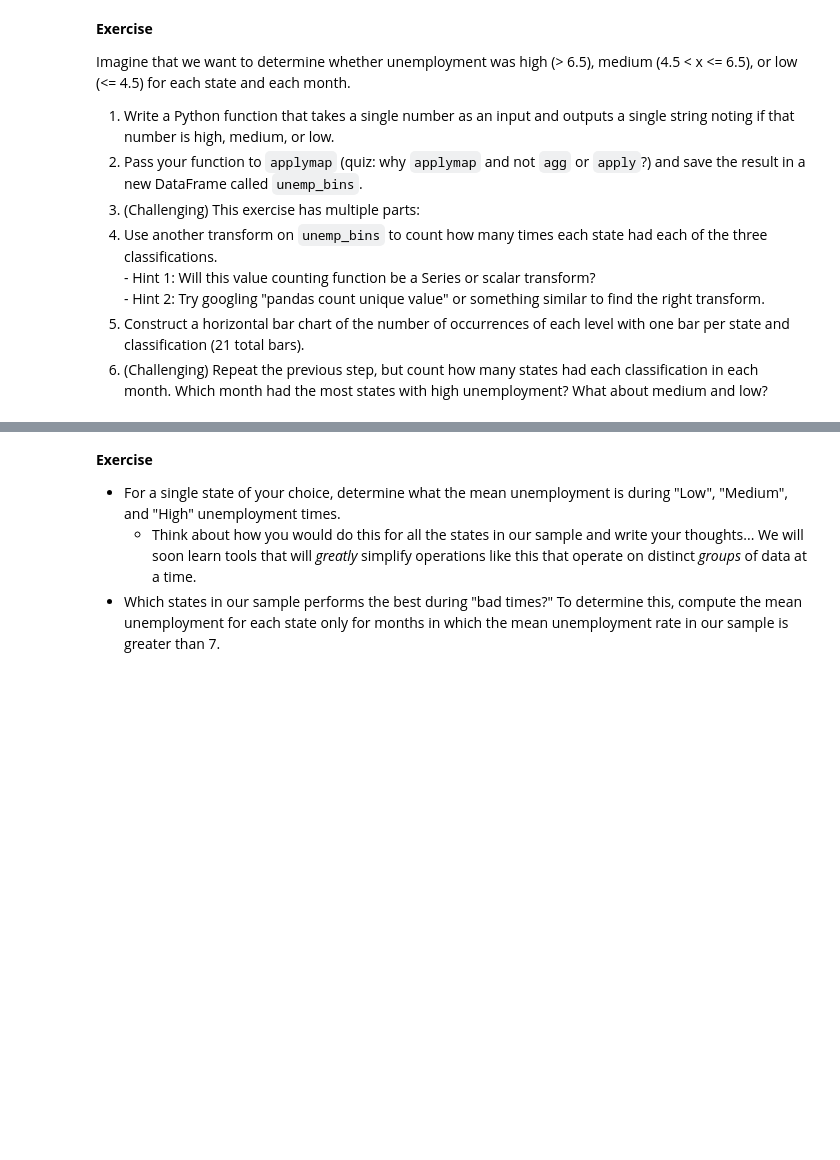
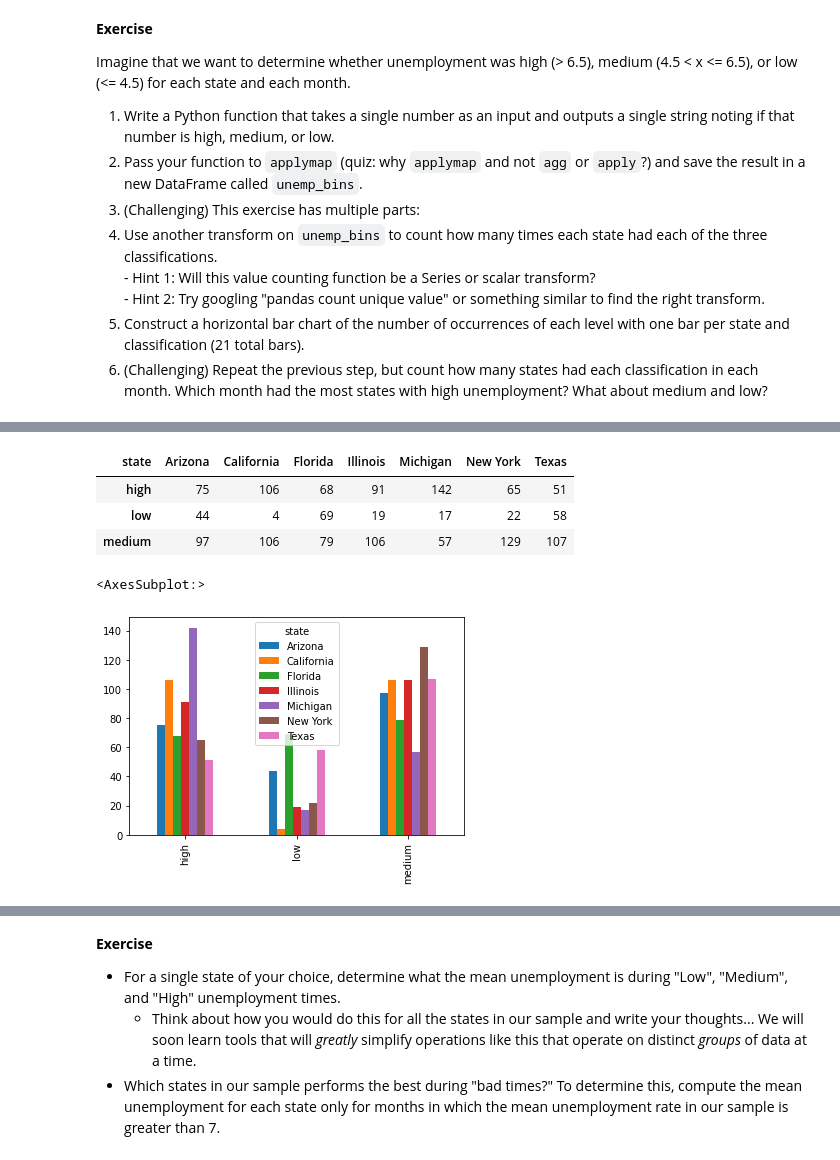
Before and after one commit to QuantEcon/2021-workshop-rsit, a Jupyter notebook: notebooks/session4/pandas-exercises.ipynb, the cells around one changed output, grey strips where cells are left out. Drawn from its saved outputs; the diff is of its cells as text; code cells hidden in the pictures; blank space fills up the shorter version.

```diff
--- a/notebooks/session4/pandas-exercises.ipynb
+++ b/notebooks/session4/pandas-exercises.ipynb
@@ -50,3 +58,10 @@ medium (4.5 < x <= 6.5), or low (<= 4.5) for each state and each month.
   with high unemployment? What about medium and low?
 # %%
 # Part 1: Write a Python function to classify unemployment levels.
+def unemployment_classifier(ur):
+    if ur > 6.5:
+        return "high"
+    elif ur > 4.5:
+        return "medium"
+    else:
+        return "low"
@@ -53,3 +72,3 @@ medium (4.5 < x <= 6.5), or low (<= 4.5) for each state and each month.
 # %%
 # Part 2: Pass your function from part 1 to applymap
-unemp_bins = unemp.applymap#replace this comment with your code!!
+unemp_bins = unemp.applymap(unemployment_classifier)
@@ -56,6 +92,16 @@ unemp_bins = unemp.applymap#replace this comment with your code!!
+# %%
+unemp_bin_counts = unemp_bins.apply(pd.Series.value_counts, axis=0)
+unemp_bin_counts
+# %% [output]
+| state | Arizona | California | Florida | Illinois | Michigan | New York | Texas |
+| high | 75 | 106 | 68 | 91 | 142 | 65 | 51 |
+| low | 44 | 4 | 69 | 19 | 17 | 22 | 58 |
+| medium | 97 | 106 | 79 | 106 | 57 | 129 | 107 |
 # %%
 # Part 3: Count the number of times each state had each classification.
-
-## then make a horizontal bar chart here
+unemp_bin_counts.plot(kind="bar")
+# %% [output]
+<AxesSubplot:>
+[figure, added]
 # %%
 # Part 4: Apply the same transform from part 4, but to each date instead of to each state.
```
Also changed, not shown: parts of 28 cells of this notebook, 1 other file.
